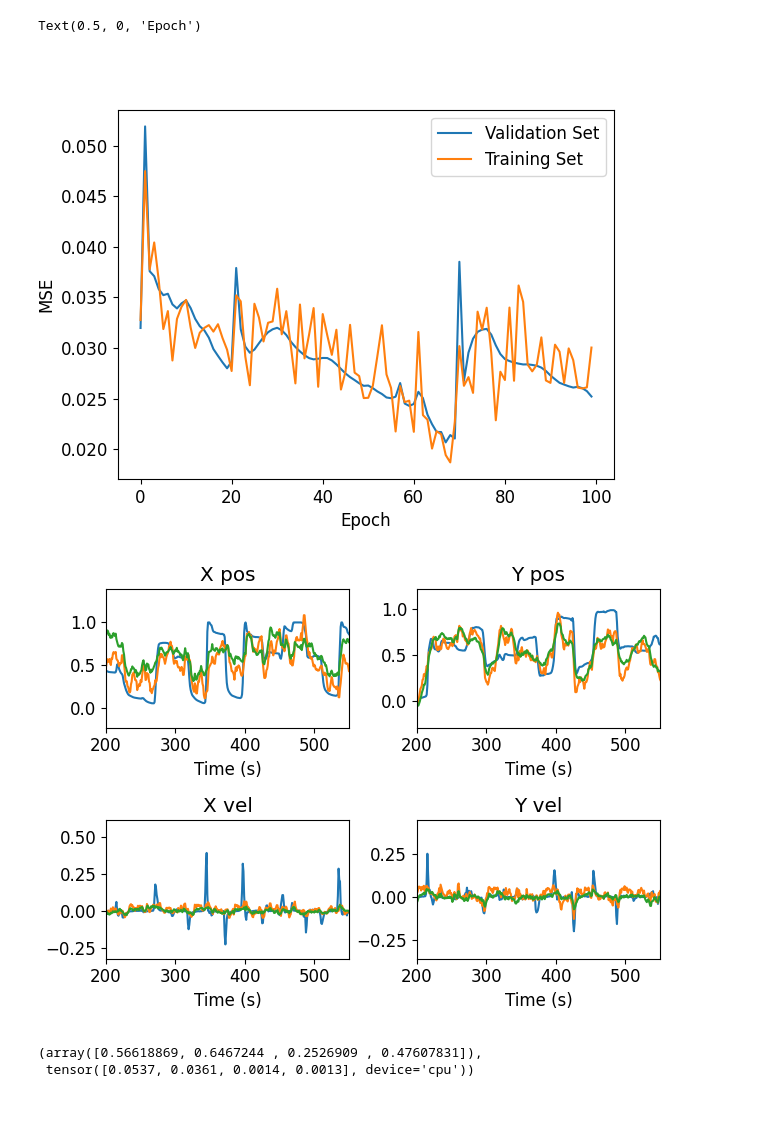
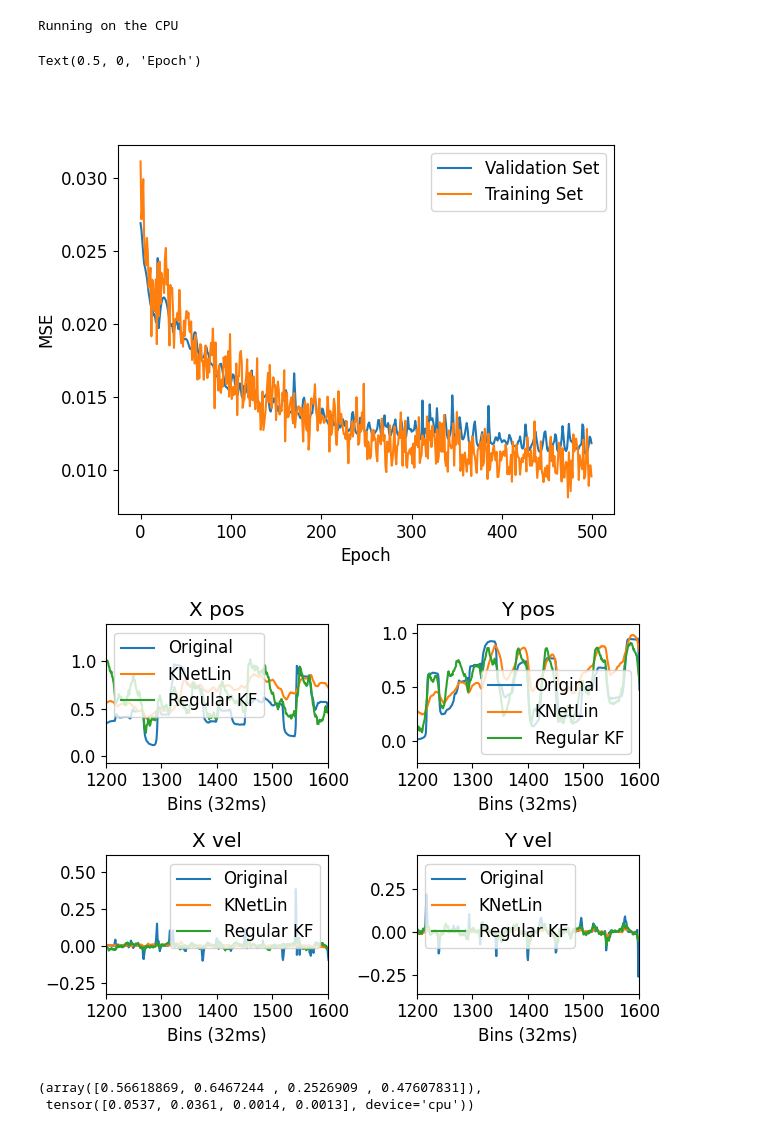
Before and after one commit to JapmanGill/BIOMEDE-517-Project, a Jupyter notebook: evaluation/evaluate_linear_ff.ipynb, the cells around one changed output. Drawn from its saved outputs; the diff is of its cells as text; code cells hidden in the pictures.

```diff
--- a/evaluation/evaluate_linear_ff.ipynb
+++ b/evaluation/evaluate_linear_ff.ipynb
@@ -13,7 +13,9 @@ font = {'size'   : 12}
 
 matplotlib.rc('font', **font)
 # %%
-pipeline = torch.load("..\models\pipeline_KNet_fingflexion")
+pipeline = torch.load("..\models\pipeline_KNet_fingflexion_06_13_22__08_52_01")
+# %% [output]
+Running on the CPU
 # %%
 X_test = scio.loadmat("../data/finger_flexion/X_test.mat")
 Y_test = scio.loadmat("../data/finger_flexion/Y_test.mat")
@@ -38,5 +40,5 @@ plt.ylabel("MSE")
 plt.xlabel("Epoch")
 # %% [output]
 Text(0.5, 0, 'Epoch')
-[figure, old version]
+[figure, new version]
 # %%
@@ -49,19 +51,19 @@ for t in range(0, X_test.shape[1]):
 # %%
 fig = plt.figure()
 titles = ["X pos", "Y pos", "X vel","Y vel"]
 for i in range(4):
     plt.subplot(221+i)
     plt.plot(X_test[i,:].detach().cpu().numpy())
     plt.plot(x_out_test[i,:].detach().cpu().numpy())
     plt.plot(kf_pred[i,:])
     # if i ==3:
-    # plt.legend(["Original","KNetLin", "Regular KF"])
-    plt.xlabel("Time (s)")
-    plt.xlim(200, 550)
+    plt.legend(["Original","KNetLin", "Regular KF"])
+    plt.xlabel("Bins (32ms)")
+    plt.xlim(1200, 1600)
     plt.title(titles[i])
 fig.tight_layout() # Or equivalently,  "plt.tight_layout()"
 # %% [output]
-[figure, old version]
+[figure, new version]
 # %%
 corr = np.zeros(4)
 for i in range(4):
```
Also changed, not shown: parts of 2 cells of this notebook, 13 other files.
